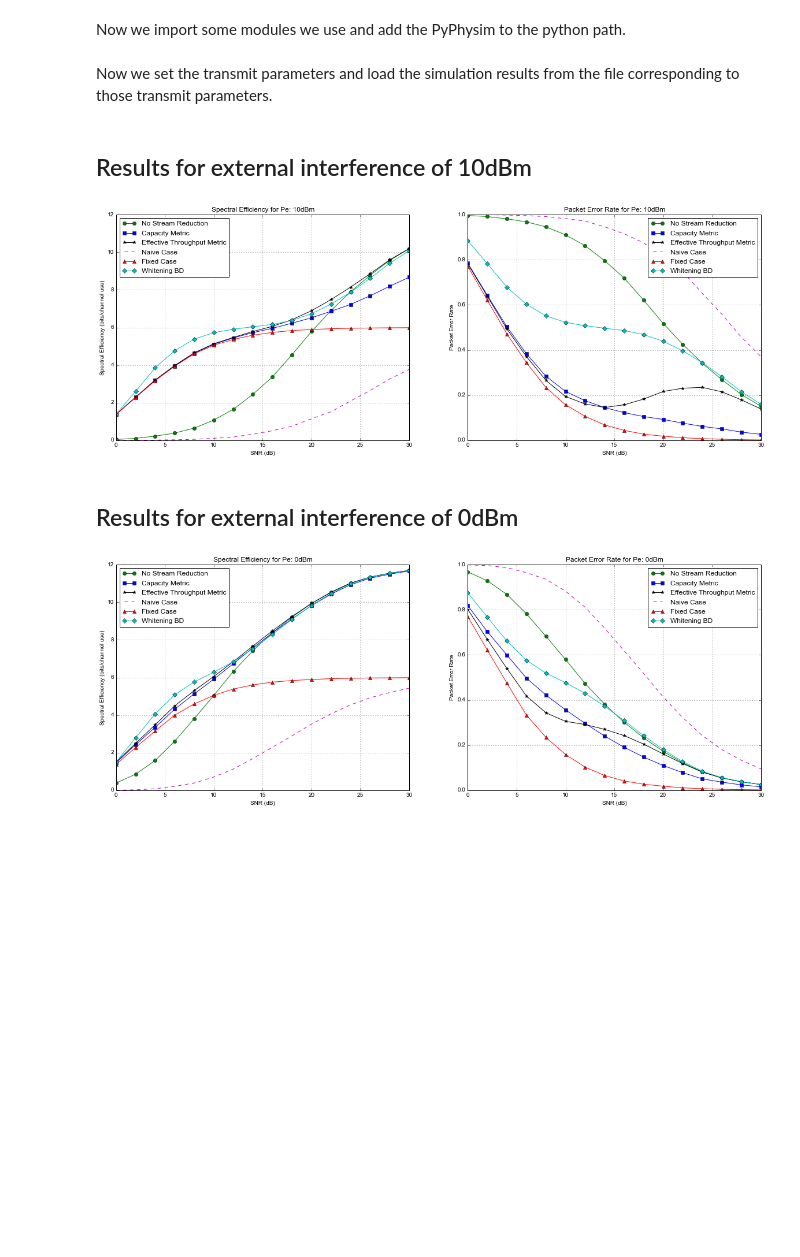
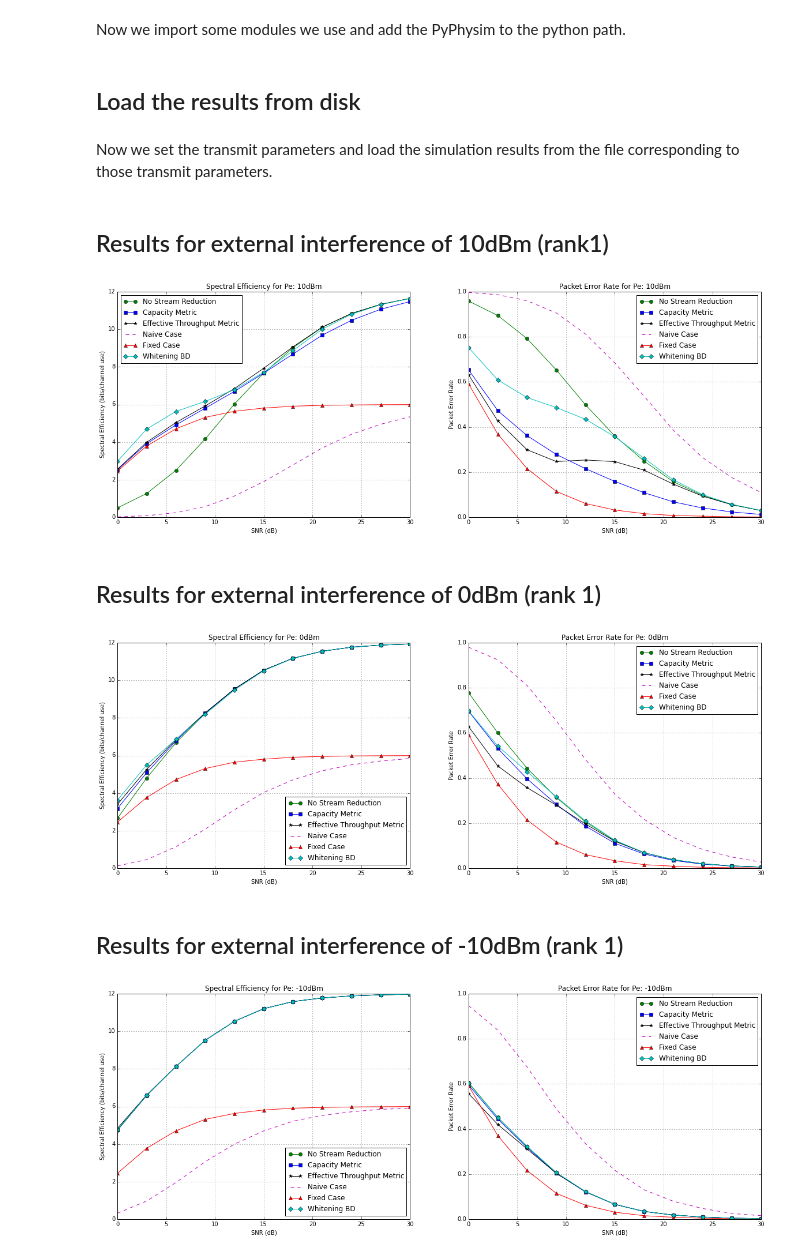
Before and after one commit to darcamo/pyphysim, a Jupyter notebook: apps/comp_BD/Block Diagonalization.ipynb, the cells around one changed output. Saved outputs shown, nothing was run; the diff lists cells and outputs as text; code cells hidden in the pictures; blank space fills up the shorter version.

```diff
--- a/apps/comp_BD/Block Diagonalization.ipynb
+++ b/apps/comp_BD/Block Diagonalization.ipynb
@@ -23,2 +28,4 @@ from apps.simulate_comp import plot_spectral_efficience_all_metrics, plot_per_al
+# %% [markdown]
+## Load the results from disk
 # %% [markdown]
 Now we set the transmit parameters and load the simulation results from the file corresponding to those transmit parameters.
@@ -29,19 +39,28 @@ SNR = results.params['SNR']
 # %% [markdown]
-## Results for external interference of 10dBm
+## Results for external interference of 10dBm (rank1)
 # %%
 Pe_dBm = 10
 fig, ax = plt.subplots(nrows=1, ncols=2, figsize=(20,7))
-fig = plot_spectral_efficience_all_metrics(results, Pe_dBm, ax[0])
-fig = plot_per_all_metrics(results, Pe_dBm, ax[1])
+fig = plot_spectral_efficience_all_metrics(results_rank_1, Pe_dBm, ax[0])
+fig = plot_per_all_metrics(results_rank_1, Pe_dBm, ax[1])
 # %% [output]
-[figure, old version]
+[figure, new version]
 # %% [markdown]
-## Results for external interference of 0dBm
+## Results for external interference of 0dBm (rank 1)
 # %%
 Pe_dBm = 0
 fig, ax = plt.subplots(nrows=1, ncols=2, figsize=(20,7))
-fig = plot_spectral_efficience_all_metrics(results, Pe_dBm, ax[0])
-fig = plot_per_all_metrics(results, Pe_dBm, ax[1])
+fig = plot_spectral_efficience_all_metrics(results_rank_1, Pe_dBm, ax[0])
+fig = plot_per_all_metrics(results_rank_1, Pe_dBm, ax[1])
 # %% [output]
-[figure, old version]
+[figure, new version]
+# %% [markdown]
+## Results for external interference of -10dBm (rank 1)
+# %%
+Pe_dBm = -10
+fig, ax = plt.subplots(nrows=1, ncols=2, figsize=(20,7))
+fig = plot_spectral_efficience_all_metrics(results_rank_1, Pe_dBm, ax[0])
+fig = plot_per_all_metrics(results_rank_1, Pe_dBm, ax[1])
+# %% [output]
+[figure, added]
 # %% [markdown]
```
Also changed, not shown: parts of 11 cells of this notebook.
